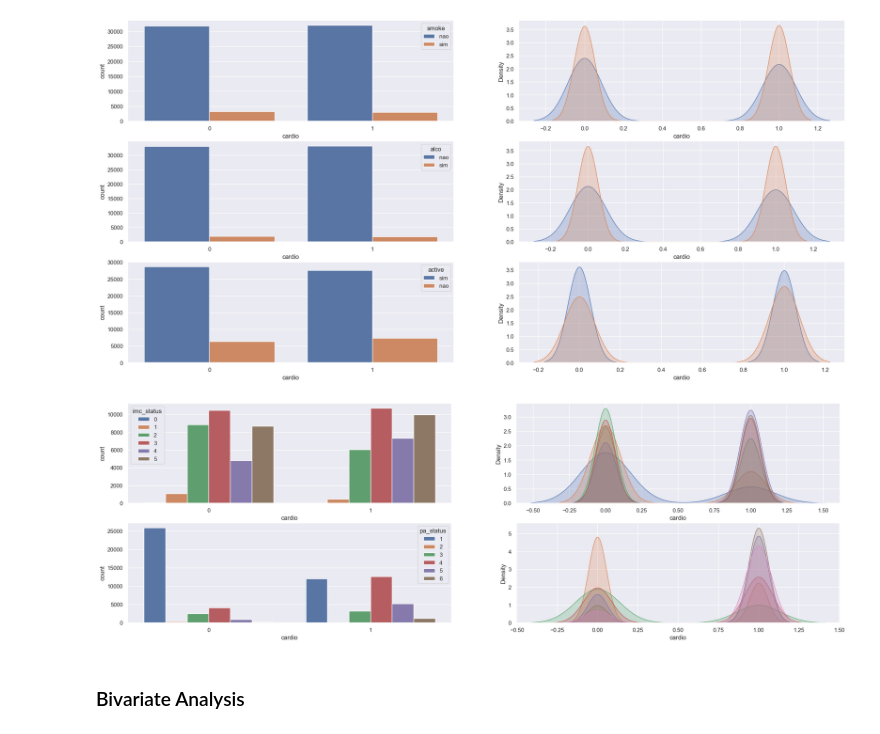
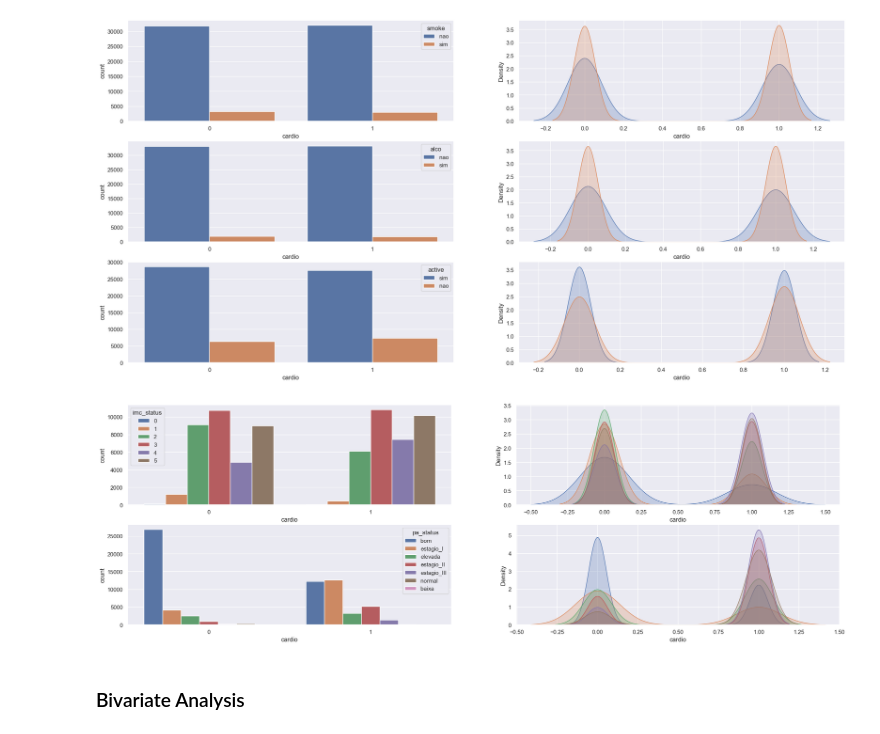
Before and after one commit to TalithaStella/CardioDisease, a Jupyter notebook: PA001-CCD ver4.ipynb, the cells around one changed output. Saved outputs shown, nothing was run; the diff lists cells and outputs as text; code cells hidden in the pictures.

```diff
--- a/PA001-CCD ver4.ipynb
+++ b/PA001-CCD ver4.ipynb
@@ -190,17 +206,6 @@ A etapa de Feature Engineering foi colocada antes da EDA para ser possível a ex
 df2 = df1.copy()
 df_cat = df1.copy()
 # %%
-# # Removendo outliers
-
-#Peso/altura
-df2 = df2[ (df2['height'] > 120) & (df2['height'] < 200) ]
-df2 = df2[ (df2['weight'] > 40) & (df2['weight'] < 170) ]
-
-# Pressão arterial
-df2 = df2[ (df2[ 'ap_lo'] > 30 ) & (df2[ 'ap_lo' ] < 150) ] # low min 30 | Max 150
-df2 = df2[ (df2[ 'ap_hi' ] > 90 ) & (df2[ 'ap_hi' ] < 200 )] # High min 90 | Max 200
-
-
 # Creating IMC - weight/height²
 df2['imc'] = round(df2['weight'] / (df2['height'] ** 2) * 10000, 2)
 
@@ -212,7 +217,6 @@ df2['imc'] = round(df2['weight'] / (df2['height'] ** 2) * 10000, 2)
 # acima - 25 ~ 29 - 3
 # obesidade - 30 ~ 35 - 4
 # morbides - > 35 - 5
-
 df2['imc_status'] = df2['imc'].map(health)
 
 
@@ -235,8 +239,6 @@ soro_map = { 1: 'normal', 2: 'acima', 3: 'elevado'}
 
 df_cat['cholesterol'] = df_cat['cholesterol'].map(soro_map)
 df_cat['gluc'] = df_cat['gluc'].map(soro_map)
-
-
 df_cat['smoke'] = df_cat['smoke'].apply( lambda x: 'nao' if x == 0 else 'sim')
 df_cat['alco'] = df_cat['alco'].apply( lambda x: 'nao' if x == 0 else 'sim')
 df_cat['active'] = df_cat['active'].apply( lambda x: 'nao' if x == 0 else 'sim')
@@ -293,10 +295,10 @@ def pa_cat(value1, value2):
     elif value1 <= 139 and value2 <= 89:
         return 'elevada'
     elif value1 <= 159 and value2 <= 99:
-        return 'estágio I'
+        return 'estagio_I'
     elif value1 <= 179 and value2 <= 109:
-        return 'estágio II'
+        return 'estagio_II'
     else:
-        return 'estágio III'
+        return 'estagio_III'
 
 df_cat['pa_status'] = df_cat.apply(lambda row: pa_cat(row['ap_hi'], row['ap_lo']), axis=1)
@@ -496,37 +489,40 @@ sns.kdeplot( df_cat[df_cat['active'] == 'nao']['cardio'], fill=True, legend=True
 # %%
 plt.subplot(3, 2, 1)
 sns.countplot(
     x='cardio',
     hue=('imc_status'),
     data=df2,
 );
 
+
+
 plt.subplot( 3, 2, 2 )
-sns.kdeplot( df2[df2['imc_status'] == 0]['cardio'], label=1, fill=True, legend=True  );
-sns.kdeplot( df2[df2['imc_status'] == 1]['cardio'], label=0, fill=True, legend=True );
-sns.kdeplot( df2[df2['imc_status'] == 2]['cardio'], label=0, fill=True, legend=True );
-sns.kdeplot( df2[df2['imc_status'] == 3]['cardio'], label=0, fill=True, legend=True );
-sns.kdeplot( df2[df2['imc_status'] == 4]['cardio'], label=0, fill=True, legend=True );
-sns.kdeplot( df2[df2['imc_status'] == 5]['cardio'], label=0, fill=True, legend=True );
+sns.kdeplot( df_cat[df_cat['imc_status'] == 'magreza']['cardio'], fill=True, legend=True  );
+sns.kdeplot( df_cat[df_cat['imc_status'] == 'abaixo']['cardio'], fill=True, legend=True );
+sns.kdeplot( df_cat[df_cat['imc_status'] == 'normal']['cardio'], fill=True, legend=True );
+sns.kdeplot( df_cat[df_cat['imc_status'] == 'acima']['cardio'], fill=True, legend=True );
+sns.kdeplot( df_cat[df_cat['imc_status'] == 'obesidade']['cardio'], fill=True, legend=True );
+sns.kdeplot( df_cat[df_cat['imc_status'] == 'morbidade']['cardio'], fill=True, legend=True );
 
 
 plt.subplot(3, 2, 3)
 sns.countplot(
     x='cardio',
     hue=('pa_status'),
-    data=df2,
+    data=df_cat,
 );
 
+
 plt.subplot( 3, 2, 4 )
-sns.kdeplot( df2[df2['pa_status'] == 0]['cardio'], label=1, fill=True, legend=True  );
-sns.kdeplot( df2[df2['pa_status'] == 1]['cardio'], label=0, fill=True, legend=True );
-sns.kdeplot( df2[df2['pa_status'] == 2]['cardio'], label=0, fill=True, legend=True );
-sns.kdeplot( df2[df2['pa_status'] == 3]['cardio'], label=0, fill=True, legend=True );
-sns.kdeplot( df2[df2['pa_status'] == 4]['cardio'], label=0, fill=True, legend=True );
-sns.kdeplot( df2[df2['pa_status'] == 5]['cardio'], label=0, fill=True, legend=True );
-sns.kdeplot( df2[df2['pa_status'] == 6]['cardio'], label=0, fill=True, legend=True );
+# sns.kdeplot( df_cat[df_cat['pa_status'] == 'baixa']['cardio'], fill=True, legend=True  );
+sns.kdeplot( df_cat[df_cat['pa_status'] == 'bom']['cardio'], fill=True, legend=True );
+sns.kdeplot( df_cat[df_cat['pa_status'] == 'normal']['cardio'], fill=True, legend=True );
+sns.kdeplot( df_cat[df_cat['pa_status'] == 'elevada']['cardio'], fill=True, legend=True );
+sns.kdeplot( df_cat[df_cat['pa_status'] == 'estagio_I']['cardio'], fill=True, legend=True );
+sns.kdeplot( df_cat[df_cat['pa_status'] == 'estagio_II']['cardio'], fill=True, legend=True );
+sns.kdeplot( df_cat[df_cat['pa_status'] == 'estagio_III']['cardio'], fill=True, legend=True );
 # %% [output]
-[figure, old version]
+[figure, new version]
 # %% [markdown]
 ### Bivariate Analysis
 # %% [markdown]
```
Also changed, not shown: parts of 32 cells of this notebook, 1 other file.
